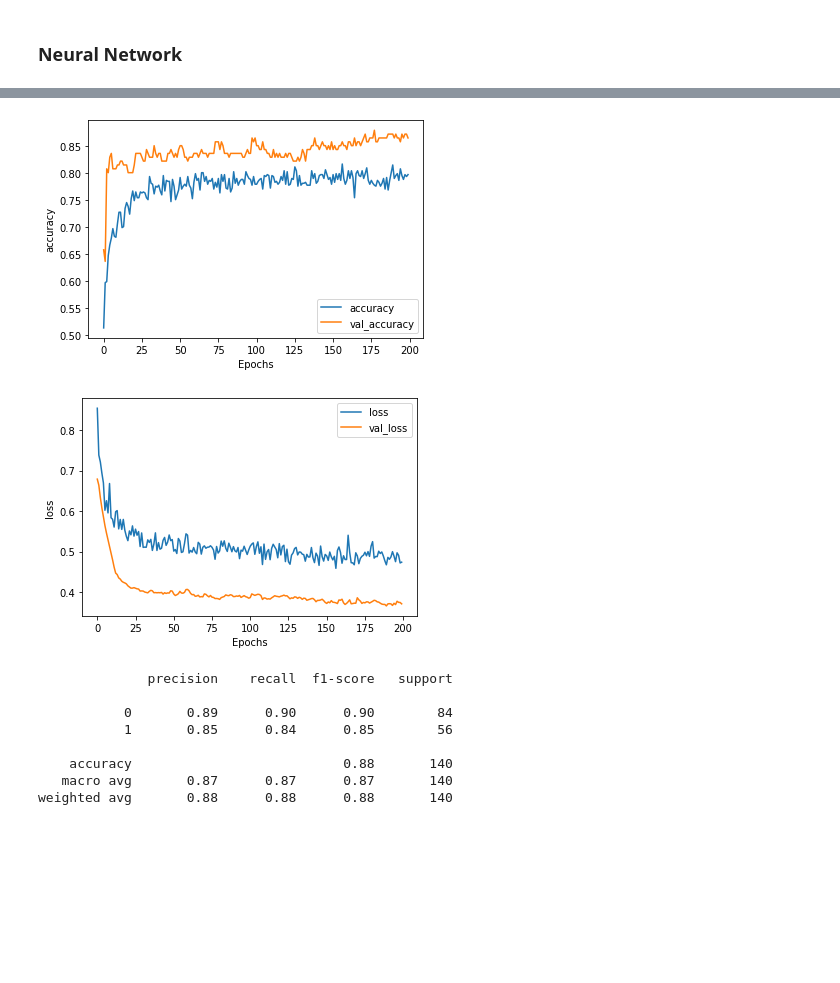
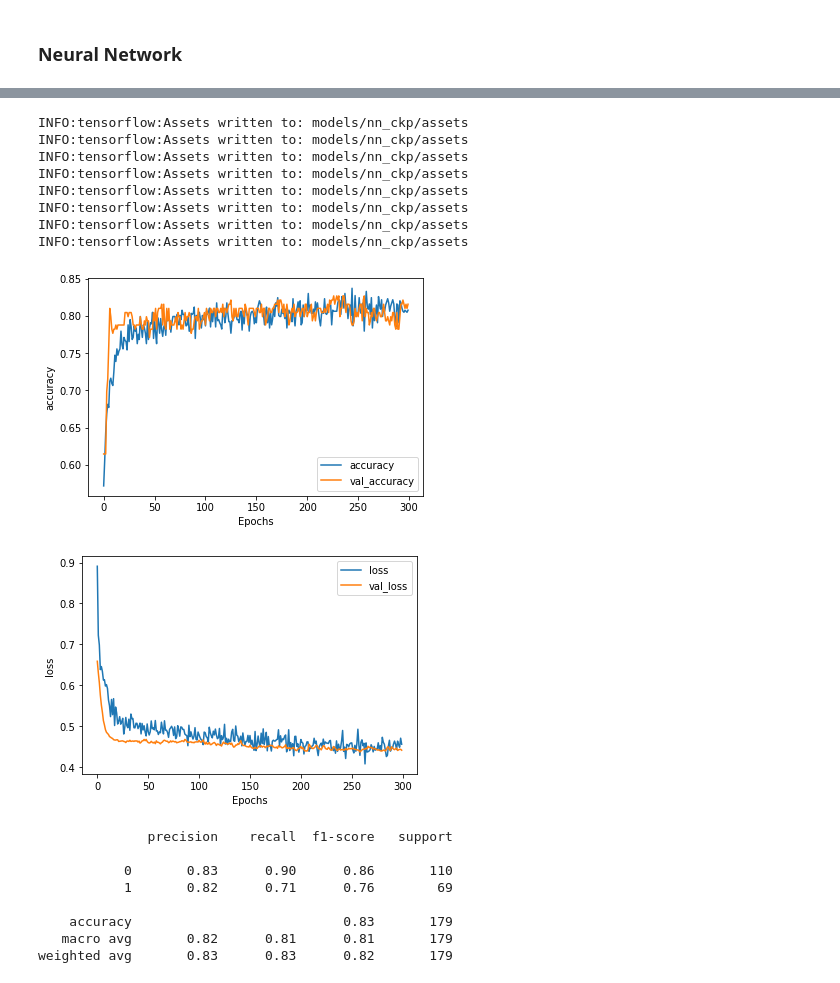
Before and after one commit to Gonm1/titanic, a Jupyter notebook: notebook.ipynb, the cells around one changed output, grey strips where cells are left out. Saved outputs shown, nothing was run; the diff lists cells and outputs as text; code cells hidden in the pictures; blank space fills up the shorter version.

```diff
--- a/notebook.ipynb
+++ b/notebook.ipynb
@@ -72,7 +81,3 @@ data.describe()
 | max | 1.000000 | 3.000000 | 80.000000 | 8.000000 | 6.000000 | 512.329200 |
 # %% [markdown]
 Notice how minimum age is below 1
-# %%
-# Discard passengers that have age below 1 as they are errors in the data
-data = data[data["Age"] > 1]
-data.describe()
@@ -88,0 +84,4 @@ data.describe()
+# %%
+# Fix age column so all ages are above 1
+data.loc[data.Age < 1, 'Age'] = data.Age * 100
+data.Age.describe()
@@ -319,19 +336,15 @@ def plot_graphs(history, string):
     plt.legend([string, "val_" + string])
     plt.show()
 # %%
-import tensorflow as tf
-from tensorflow import keras
-import os
-import random
-
+# Define seeds
 SEED = 42
-
 os.environ["PYTHONHASHSEED"] = str(SEED)
 os.environ["TF_CUDNN_DETERMINISTIC"] = "1"
 random.seed(SEED)
 np.random.seed(SEED)
 tf.random.set_seed(SEED)
 
+# Model
 model = keras.Sequential(
     [
         keras.layers.Input(shape=len(x_train.iloc[0])),
@@ -341,13 +354,14 @@ model = keras.Sequential(
         keras.layers.Dense(units=32, activation="relu"),
         keras.layers.BatchNormalization(),
         keras.layers.Dropout(0.50),
-        keras.layers.Dense(units=16, activation="relu"),
+        keras.layers.Dense(units=32, activation="relu"),
         keras.layers.BatchNormalization(),
         keras.layers.Dropout(0.50),
         keras.layers.Dense(units=1, activation="sigmoid"),
     ]
 )
 
+# Checkpoint callback set to highest validation accuracy
 checkpoint = tf.keras.callbacks.ModelCheckpoint(
     filepath="models/nn_ckp",
     monitor="val_accuracy",
@@ -358,9 +372,10 @@ checkpoint = tf.keras.callbacks.ModelCheckpoint(
     save_freq="epoch",
 )
 
+# Training hyperparameters
 LEARNING_RATE = 1e-3
 BATCH_SIZE = 16
-EPOCHS = 200
+EPOCHS = 300
 
 model.compile(
     loss=tf.losses.BinaryCrossentropy(),
@@ -378,6 +393,7 @@ history = model.fit(
     callbacks=[checkpoint],
 )
 
+# Plotting
 plot_graphs(history, "accuracy")
 plot_graphs(history, "loss")
 # %% [output]
@@ -394,18 +413,31 @@ INFO:tensorflow:Assets written to: models/nn_ckp/assets
+INFO:tensorflow:Assets written to: models/nn_ckp/assets
+INFO:tensorflow:Assets written to: models/nn_ckp/assets
+INFO:tensorflow:Assets written to: models/nn_ckp/assets
+INFO:tensorflow:Assets written to: models/nn_ckp/assets
+INFO:tensorflow:Assets written to: models/nn_ckp/assets
+INFO:tensorflow:Assets written to: models/nn_ckp/assets
+INFO:tensorflow:Assets written to: models/nn_ckp/assets
+INFO:tensorflow:Assets written to: models/nn_ckp/assets
-[figure, old version]
+[figure, new version]
-[figure, old version]
+[figure, new version]
 # %%
+# Loading best model by validation accuracy
 best_model = keras.models.load_model("models/nn_ckp")
+
+# Make predictions
 predictions = [0 if x < 0.5 else 1 for x in best_model.predict(x_test)]
+
+
 print(classification_report(y_true=y_test, y_pred=predictions))
 # %% [output]
               precision    recall  f1-score   support
 
-           0       0.89      0.90      0.90        84
-           1       0.85      0.84      0.85        56
+           0       0.83      0.90      0.86       110
+           1       0.82      0.71      0.76        69
 
-    accuracy                           0.88       140
-   macro avg       0.87      0.87      0.87       140
-weighted avg       0.88      0.88      0.88       140
+    accuracy                           0.83       179
+   macro avg       0.82      0.81      0.81       179
+weighted avg       0.83      0.83      0.82       179
 # %%
 results = [0 if x < 0.5 else 1 for x in best_model.predict(submission)]
 file = pd.DataFrame({"predicted_survived": results}, index=submission_ids)
```
Also changed, not shown: parts of 13 cells of this notebook.
